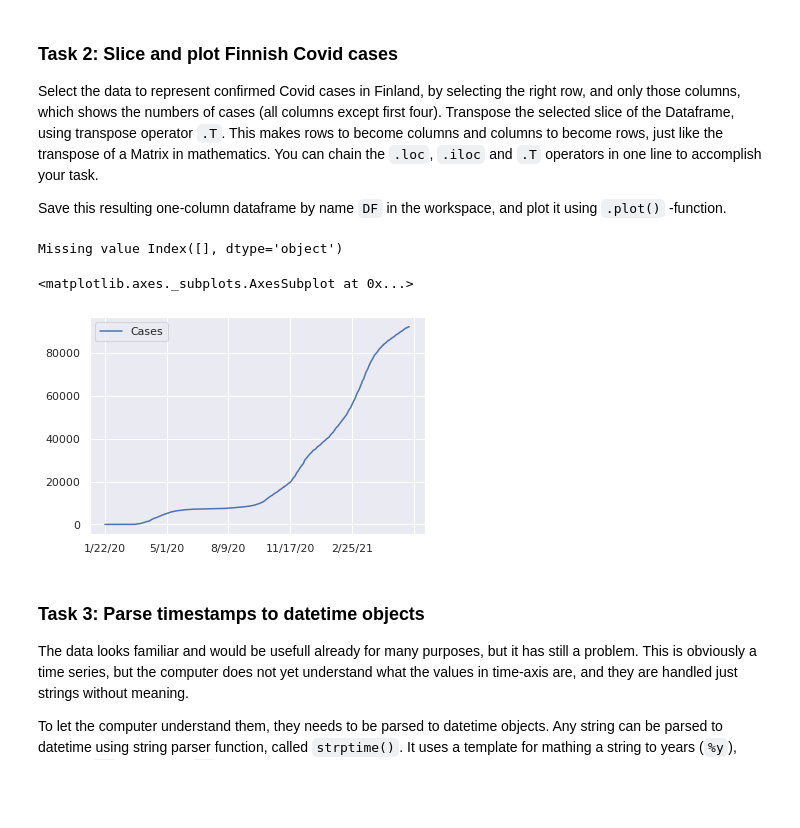
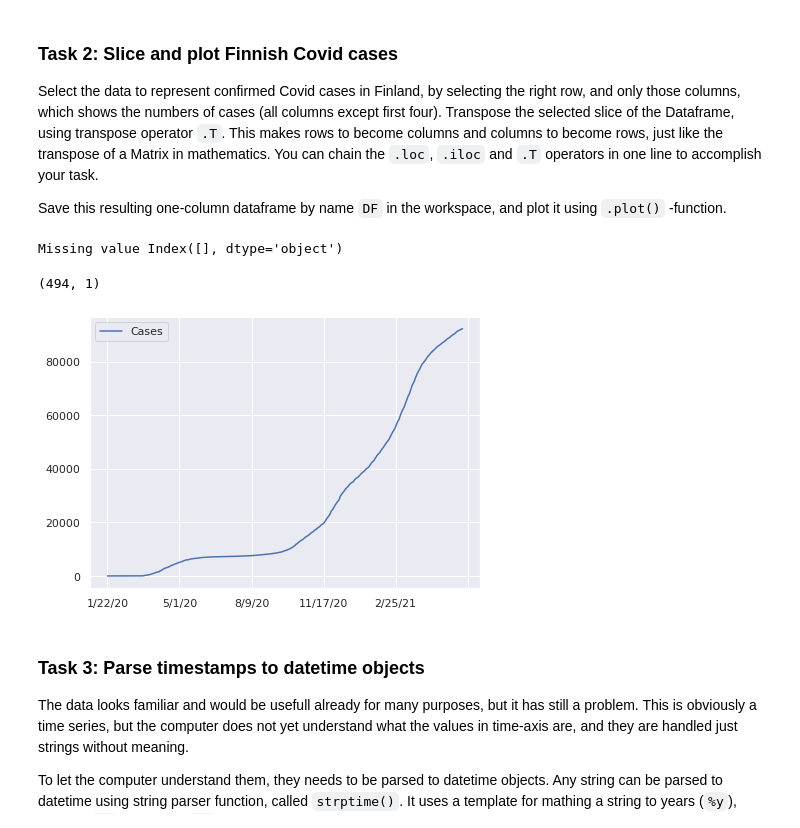
Before and after one commit to marpulli246/Vaasa-AML, a Jupyter notebook: Exercises/Markku_Pulli_Exercise2.ipynb, the cells around one changed output. Saved outputs shown, nothing was run; the diff lists cells and outputs as text; code cells hidden in the pictures; blank space fills up the shorter version.

```diff
--- a/Exercises/Markku_Pulli_Exercise2.ipynb
+++ b/Exercises/Markku_Pulli_Exercise2.ipynb
@@ -158,19 +165,20 @@ Save this resulting one-column dataframe by name `DF` in the workspace, and plot
 # %%
 # YOUR CODE HERE
 option = ['Finland']
 #DF = D[D['Country/Region'].isin(option)]
 #DF = D[D['Country/Region'] == 'Finland'].iloc[[0],[4,-1]]
 DF = D[D['Country/Region'] == 'Finland'].iloc[:, 4:].T
 DF.set_axis(['Cases'], axis=1, inplace=True)
 DF.head()
 missing = DF.columns[DF.isnull().any()]
 print('Missing value',missing)
 DF.to_csv('/content/DF.csv', index=False)
-DF.plot()
+DF.plot(figsize=(7,5))
+DF.shape
 # %% [output]
 Missing value Index([], dtype='object')
-<matplotlib.axes._subplots.AxesSubplot at 0x...>
+(494, 1)
-[figure, old version]
+[figure, new version]
 # %%
 assert(DF.shape==(494,1))
 # %% [markdown]
```
Also changed, not shown: parts of 9 cells of this notebook.
